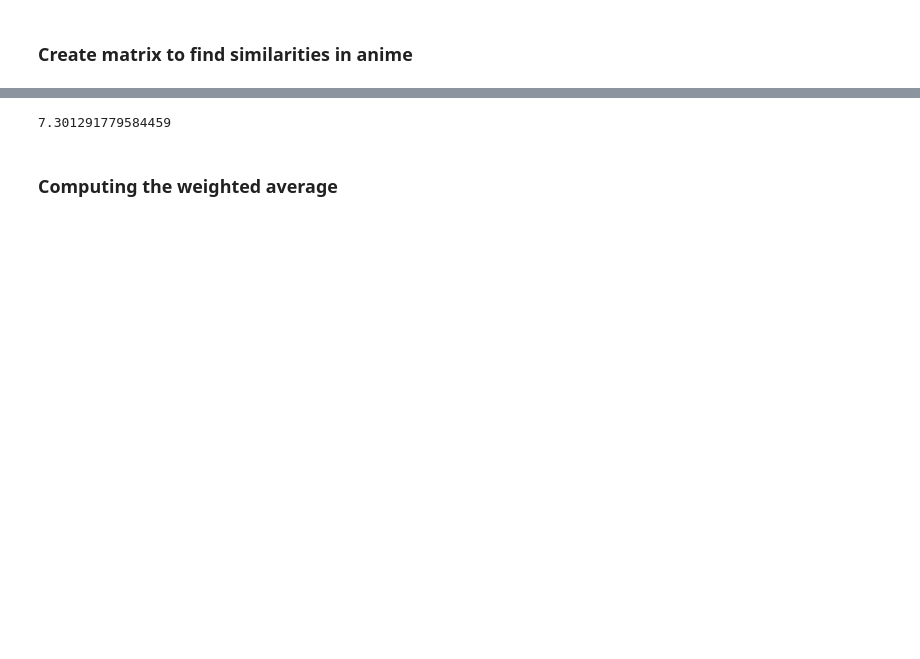
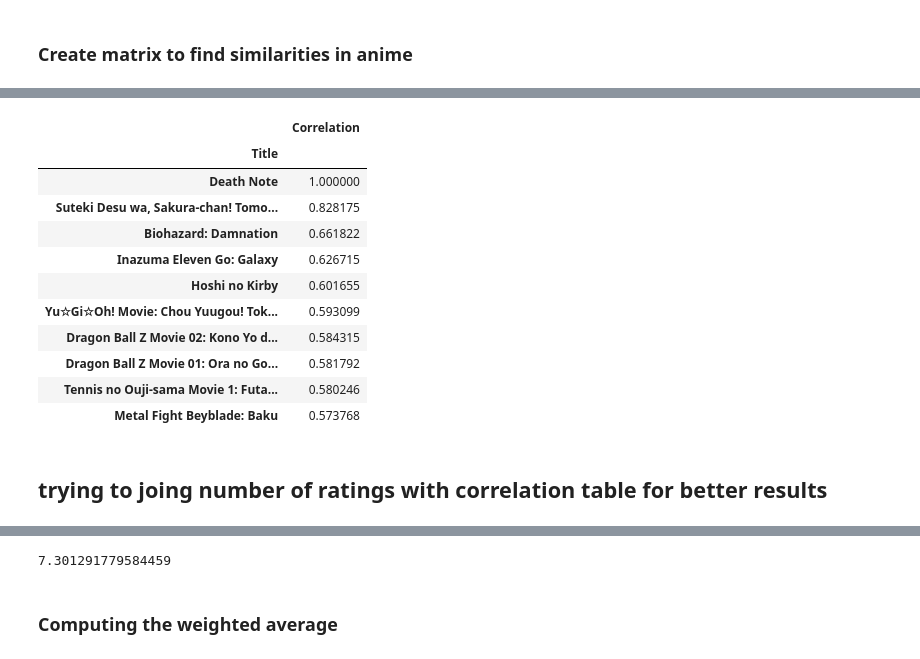
Before and after one commit to 3065923/Anime-Recommender, a Jupyter notebook: anime_clean.ipynb, the cells around one changed output, grey strips where cells are left out. Drawn from its saved outputs; the diff is of its cells as text; code cells hidden in the pictures; blank space fills up the shorter version.

Commit message:
adding ratings count to correltation table

```diff
--- a/anime_clean.ipynb
+++ b/anime_clean.ipynb
@@ -670 +670,5 @@ user_anime_rating
 1500 rows × 3321 columns
+# %%
+death_note_test= user_anime_rating['Death Note']
+
+death_note_test.head()
@@ -670,0 +683,7 @@ user_anime_rating
+# %%
+anime_like_death_note= user_anime_rating.corrwith(death_note_test)
+# anime_like_death_note
+# %%
+corr_death_note= pd.DataFrame(anime_like_death_note, columns=['Correlation'])
+corr_death_note.dropna(inplace=True)
+corr_death_note.head()
@@ -670,0 +698,17 @@ user_anime_rating
+# %%
+corr_death_note.sort_values('Correlation', ascending=False).head(10)
+# %% [output]
+|  | Correlation |
+| Title |  |
+| Death Note | 1.000000 |
+| Suteki Desu wa, Sakura-chan! Tomo... | 0.828175 |
+| Biohazard: Damnation | 0.661822 |
+| Inazuma Eleven Go: Galaxy | 0.626715 |
+| Hoshi no Kirby | 0.601655 |
+| Yu☆Gi☆Oh! Movie: Chou Yuugou! Tok... | 0.593099 |
+| Dragon Ball Z Movie 02: Kono Yo d... | 0.584315 |
+| Dragon Ball Z Movie 01: Ora no Go... | 0.581792 |
+| Tennis no Ouji-sama Movie 1: Futa... | 0.580246 |
+| Metal Fight Beyblade: Baku | 0.573768 |
+# %% [markdown]
+## trying to joing number of ratings with correlation table for better results
```
Also changed, not shown: parts of 8 cells of this notebook.
